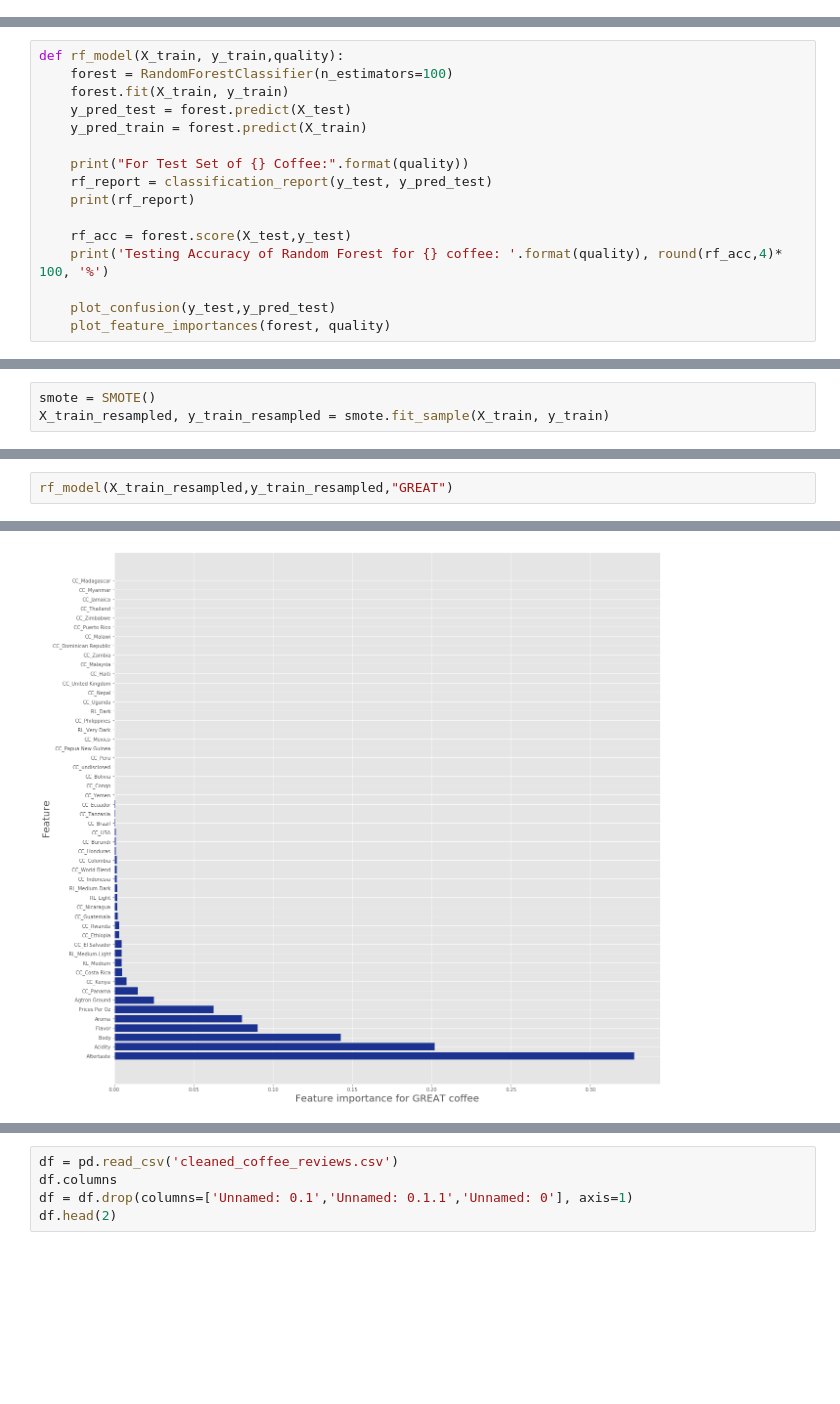
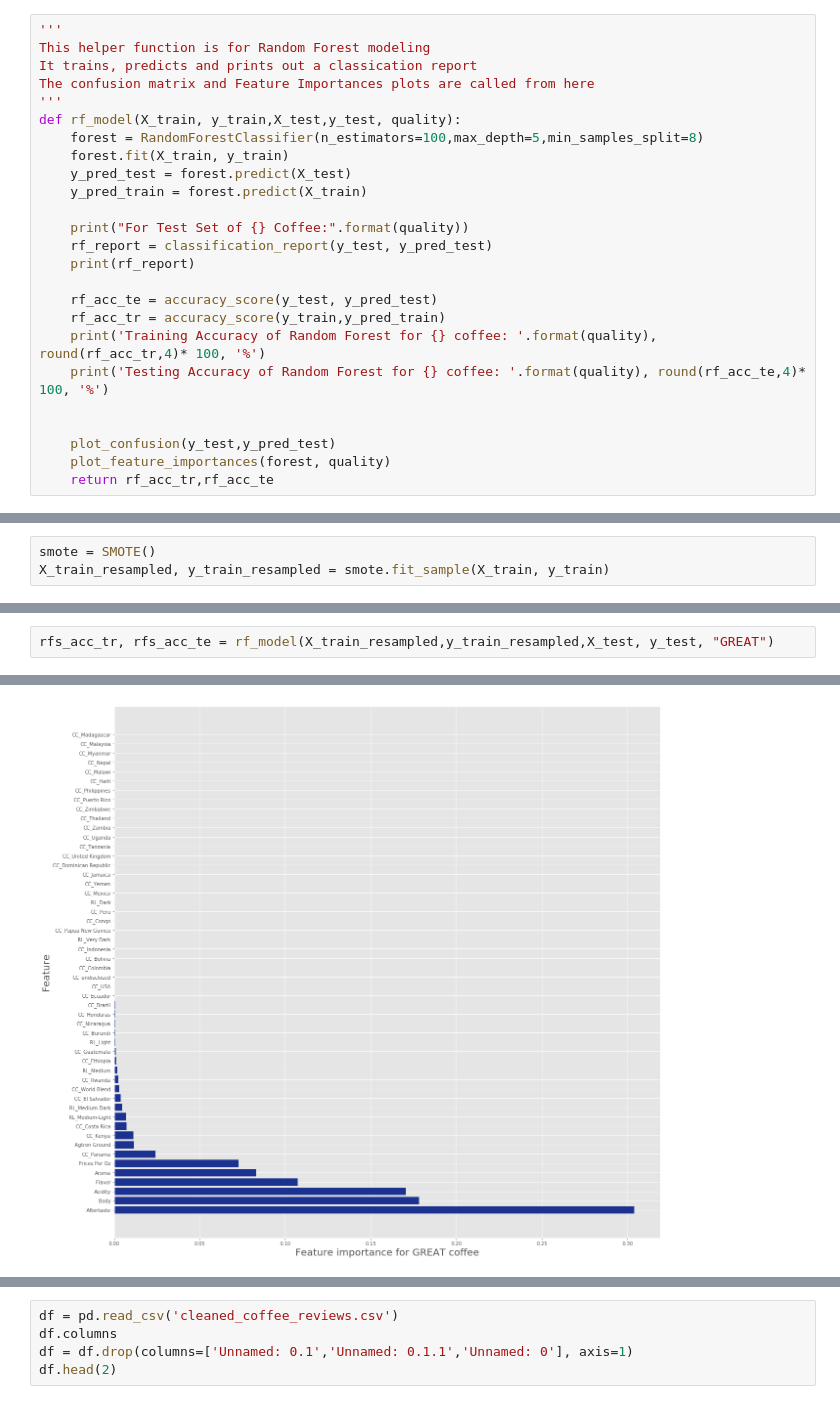
Before and after one commit to AnnikaNoren/dsc-capstone-project-v2-online-ds-pt-071519, a Jupyter notebook: modeling_coffee_reviews.ipynb, the cells around one changed output, grey strips where cells are left out. Saved outputs shown, nothing was run; the diff lists cells and outputs as text; blank space fills up the shorter version.

```diff
--- a/modeling_coffee_reviews.ipynb
+++ b/modeling_coffee_reviews.ipynb
@@ -62,0 +163,25 @@ df.head(2)
+# %%
+'''
+This helper function is for Random Forest modeling
+It trains, predicts and prints out a classication report
+The confusion matrix and Feature Importances plots are called from here
+'''
+def rf_model(X_train, y_train,X_test,y_test, quality):
+    forest = RandomForestClassifier(n_estimators=100,max_depth=5,min_samples_split=8)
+    forest.fit(X_train, y_train)
+    y_pred_test = forest.predict(X_test)
+    y_pred_train = forest.predict(X_train)
+
+    print("For Test Set of {} Coffee:".format(quality))
+    rf_report = classification_report(y_test, y_pred_test)
+    print(rf_report)
+
+    rf_acc_te = accuracy_score(y_test, y_pred_test)
+    rf_acc_tr = accuracy_score(y_train,y_pred_train)
+    print('Training Accuracy of Random Forest for {} coffee: '.format(quality), round(rf_acc_tr,4)* 100, '%')
+    print('Testing Accuracy of Random Forest for {} coffee: '.format(quality), round(rf_acc_te,4)* 100, '%')
+
+
+    plot_confusion(y_test,y_pred_test)
+    plot_feature_importances(forest, quality)
+    return rf_acc_tr,rf_acc_te
@@ -226,16 +354,0 @@ def plot_feature_importances(model,quality):
-# %%
-def rf_model(X_train, y_train,quality):
-    forest = RandomForestClassifier(n_estimators=100)
-    forest.fit(X_train, y_train)
-    y_pred_test = forest.predict(X_test)
-    y_pred_train = forest.predict(X_train)
-
-    print("For Test Set of {} Coffee:".format(quality))
-    rf_report = classification_report(y_test, y_pred_test)
-    print(rf_report)
-
-    rf_acc = forest.score(X_test,y_test)
-    print('Testing Accuracy of Random Forest for {} coffee: '.format(quality), round(rf_acc,4)* 100, '%')
-
-    plot_confusion(y_test,y_pred_test)
-    plot_feature_importances(forest, quality)
@@ -273,3 +384,3 @@ Resampled y_train:  2966
 # %%
-rf_model(X_train_resampled,y_train_resampled,"GREAT")
+rfs_acc_tr, rfs_acc_te = rf_model(X_train_resampled,y_train_resampled,X_test, y_test, "GREAT")
 # %% [output]
@@ -288 +400 @@ Testing Accuracy of RF:  97.63 %
-[figure, old version]
+[figure, new version]
```
Also changed, not shown: parts of 49 cells of this notebook, 1 other file.
